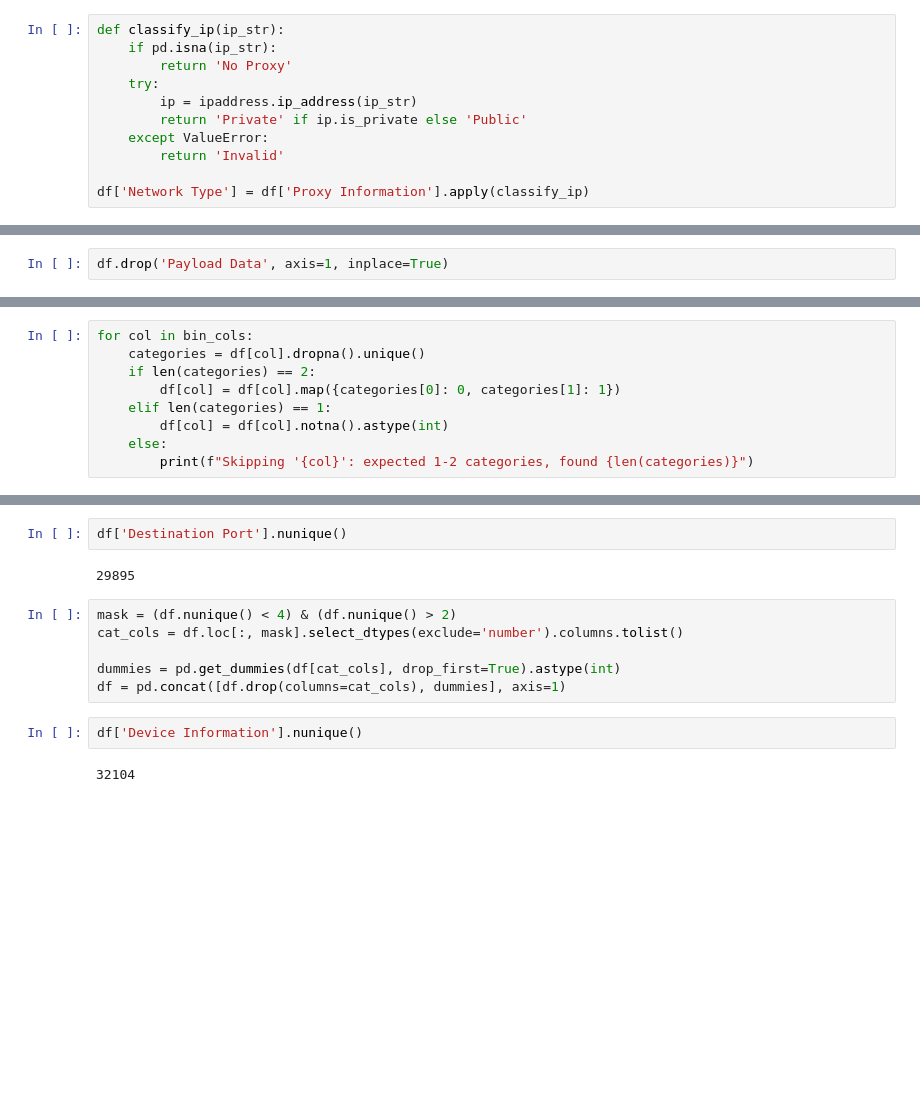
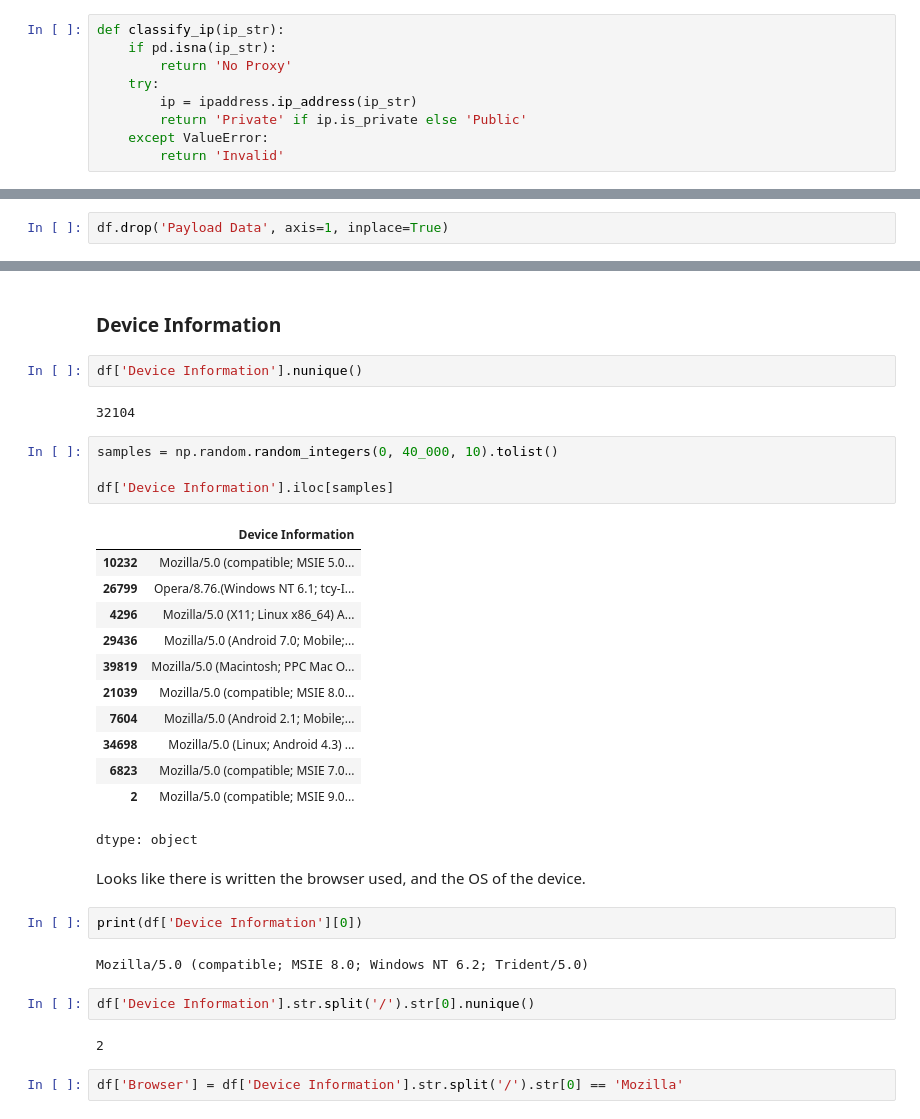
Before and after one commit to Alisizationed/sigmoid-exam, a Jupyter notebook: part_1_eda.ipynb, the cells around one changed output, grey strips where cells are left out. Cells and saved outputs as stored; diff of their text form; blank space fills up the shorter version.

```diff
--- a/part_1_eda.ipynb
+++ b/part_1_eda.ipynb
@@ -312,5 +429,3 @@ def classify_ip(ip_str):
         return 'Private' if ip.is_private else 'Public'
     except ValueError:
         return 'Invalid'
-
-df['Network Type'] = df['Proxy Information'].apply(classify_ip)
@@ -532,9 +580,0 @@ bin_cols = df.loc[:, df.nunique() <= 2].columns
-# %%
-for col in bin_cols:
-    categories = df[col].dropna().unique()
-    if len(categories) == 2:
-        df[col] = df[col].map({categories[0]: 0, categories[1]: 1})
-    elif len(categories) == 1:
-        df[col] = df[col].notna().astype(int)
-    else:
-        print(f"Skipping '{col}': expected 1-2 categories, found {len(categories)}")
@@ -568,14 +581,35 @@ cat_features
-# %%
-df['Destination Port'].nunique()
-# %% [output]
-29895
-# %%
-mask = (df.nunique() < 4) & (df.nunique() > 2)
-cat_cols = df.loc[:, mask].select_dtypes(exclude='number').columns.tolist()
-
-dummies = pd.get_dummies(df[cat_cols], drop_first=True).astype(int)
-df = pd.concat([df.drop(columns=cat_cols), dummies], axis=1)
+# %% [markdown]
+### Device Information
 # %%
 df['Device Information'].nunique()
 # %% [output]
 32104
+# %%
+samples = np.random.random_integers(0, 40_000, 10).tolist()
+
+df['Device Information'].iloc[samples]
+# %% [output]
+|  | Device Information |
+| 10232 | Mozilla/5.0 (compatible; MSIE 5.0... |
+| 26799 | Opera/8.76.(Windows NT 6.1; tcy-I... |
+| 4296 | Mozilla/5.0 (X11; Linux x86_64) A... |
+| 29436 | Mozilla/5.0 (Android 7.0; Mobile;... |
+| 39819 | Mozilla/5.0 (Macintosh; PPC Mac O... |
+| 21039 | Mozilla/5.0 (compatible; MSIE 8.0... |
+| 7604 | Mozilla/5.0 (Android 2.1; Mobile;... |
+| 34698 | Mozilla/5.0 (Linux; Android 4.3) ... |
+| 6823 | Mozilla/5.0 (compatible; MSIE 7.0... |
+| 2 | Mozilla/5.0 (compatible; MSIE 9.0... |
+dtype: object
+# %% [markdown]
+Looks like there is written the browser used, and the OS of the device.
+# %%
+print(df['Device Information'][0])
+# %% [output]
+Mozilla/5.0 (compatible; MSIE 8.0; Windows NT 6.2; Trident/5.0)
+# %%
+df['Device Information'].str.split('/').str[0].nunique()
+# %% [output]
+2
+# %%
+df['Browser'] = df['Device Information'].str.split('/').str[0] == 'Mozilla'
```
Also changed, not shown: parts of 73 cells of this notebook.
